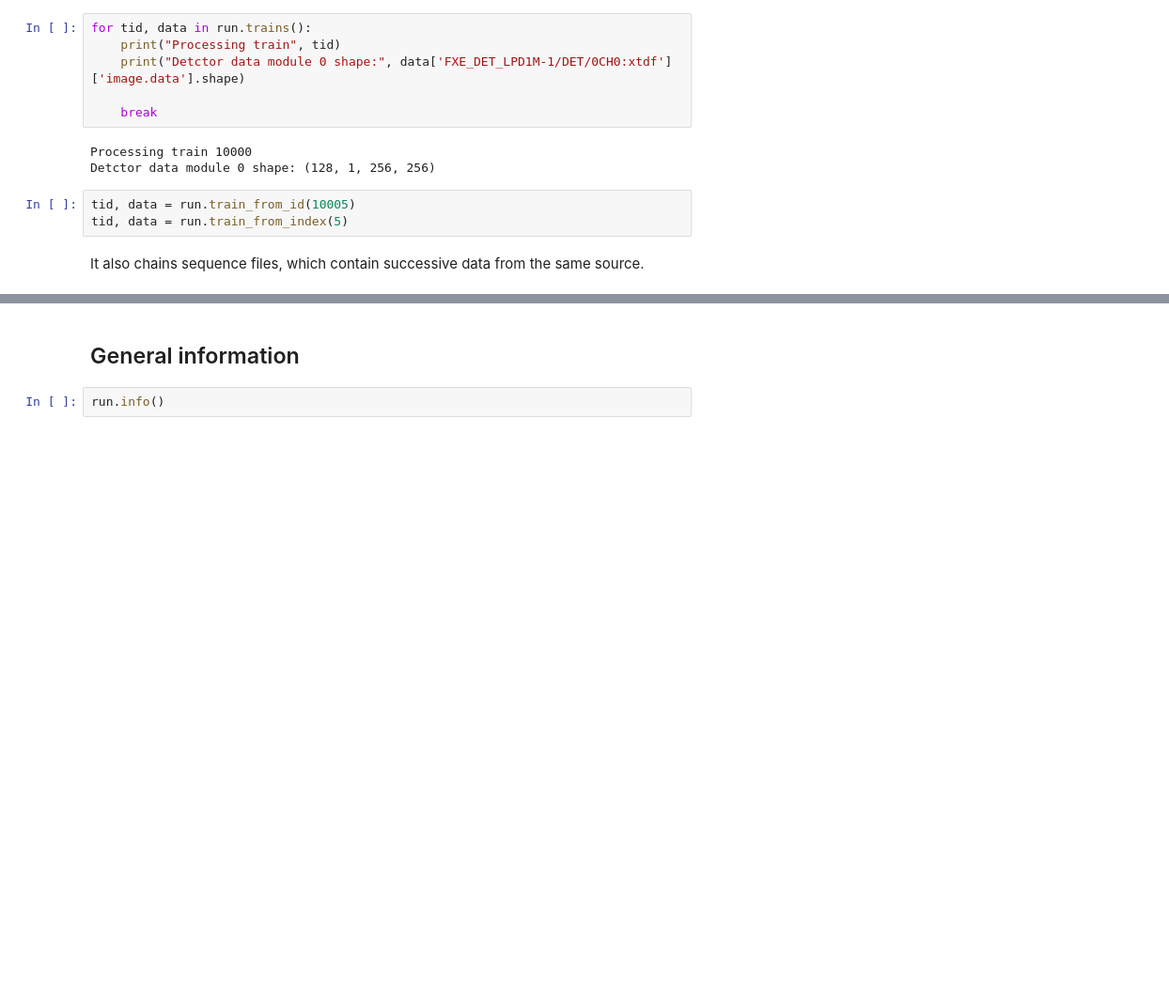
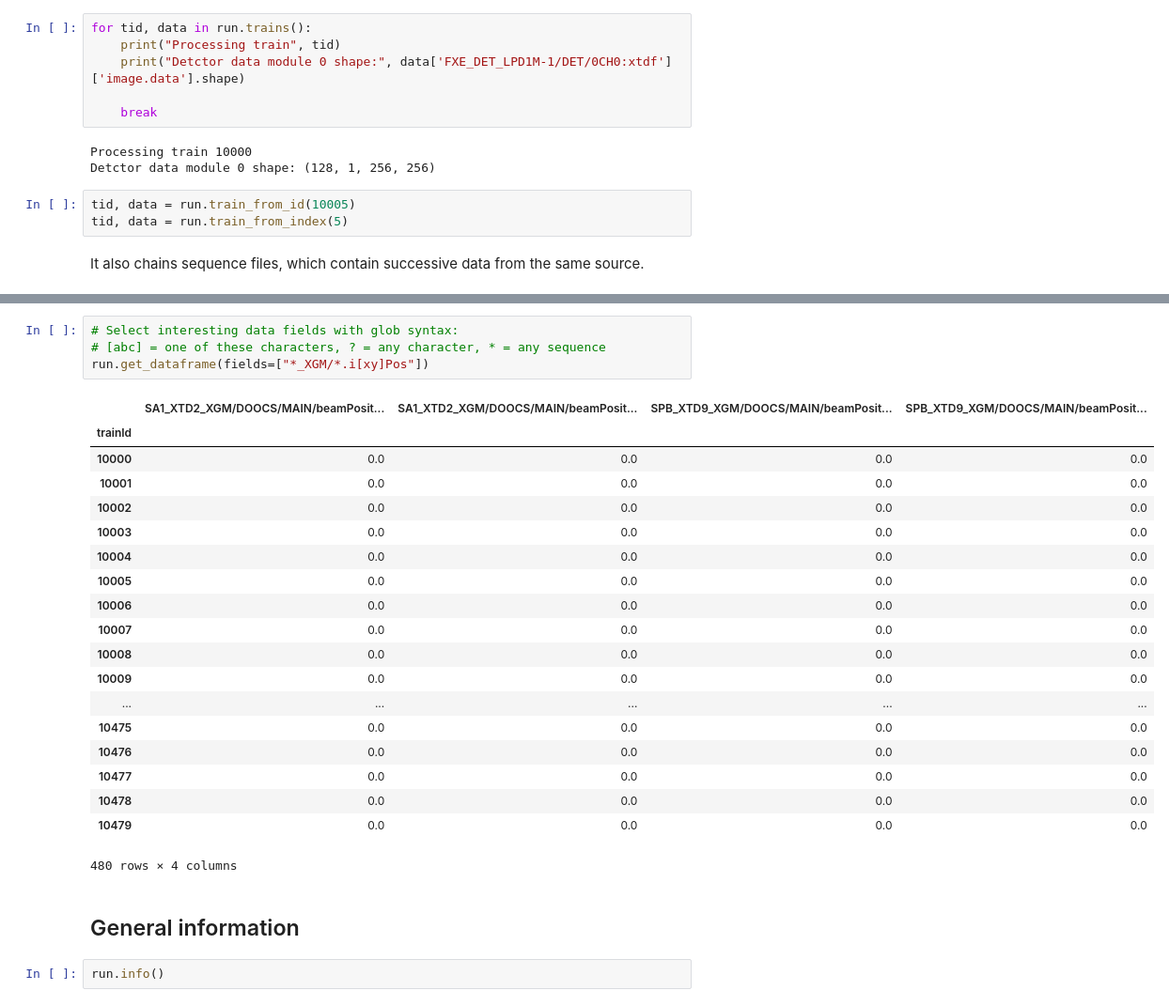
Before and after one commit to European-XFEL/karabo_data, a Jupyter notebook: docs/Demo.ipynb, the cells around one changed output, grey strips where cells are left out. Shown at 94% size. Saved outputs shown, nothing was run; the diff lists cells and outputs as text; blank space fills up the shorter version.

Commit message:
Document filtering fields for get_dataframe

```diff
--- a/docs/Demo.ipynb
+++ b/docs/Demo.ipynb
@@ -169,3 +218,27 @@ ixPos.tail(10)
+# %%
+# Select interesting data fields with glob syntax:
+# [abc] = one of these characters, ? = any character, * = any sequence
+run.get_dataframe(fields=["*_XGM/*.i[xy]Pos"])
+# %% [output]
+|  | SA1_XTD2_XGM/DOOCS/MAIN/beamPosit... | SA1_XTD2_XGM/DOOCS/MAIN/beamPosit... | SPB_XTD9_XGM/DOOCS/MAIN/beamPosit... | SPB_XTD9_XGM/DOOCS/MAIN/beamPosit... |
+| trainId |  |  |  |  |
+| 10000 | 0.0 | 0.0 | 0.0 | 0.0 |
+| 10001 | 0.0 | 0.0 | 0.0 | 0.0 |
+| 10002 | 0.0 | 0.0 | 0.0 | 0.0 |
+| 10003 | 0.0 | 0.0 | 0.0 | 0.0 |
+| 10004 | 0.0 | 0.0 | 0.0 | 0.0 |
+| 10005 | 0.0 | 0.0 | 0.0 | 0.0 |
+| 10006 | 0.0 | 0.0 | 0.0 | 0.0 |
+| 10007 | 0.0 | 0.0 | 0.0 | 0.0 |
+| 10008 | 0.0 | 0.0 | 0.0 | 0.0 |
+| 10009 | 0.0 | 0.0 | 0.0 | 0.0 |
+| ... | ... | ... | ... | ... |
+| 10475 | 0.0 | 0.0 | 0.0 | 0.0 |
+| 10476 | 0.0 | 0.0 | 0.0 | 0.0 |
+| 10477 | 0.0 | 0.0 | 0.0 | 0.0 |
+| 10478 | 0.0 | 0.0 | 0.0 | 0.0 |
+| 10479 | 0.0 | 0.0 | 0.0 | 0.0 |
+480 rows × 4 columns
 # %% [markdown]
 ## General information
 # %%
```
Also changed, not shown: parts of 6 cells of this notebook, 2 other files.
